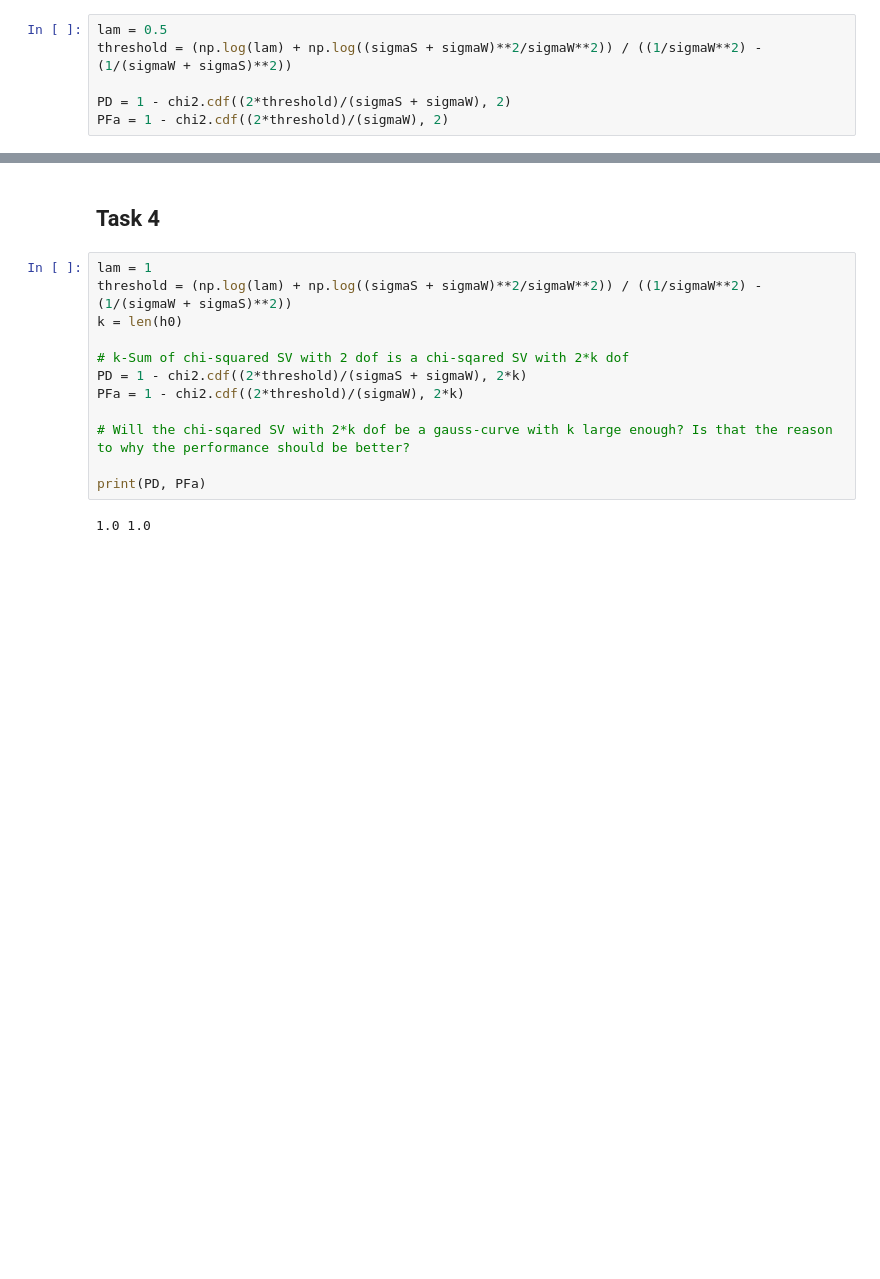
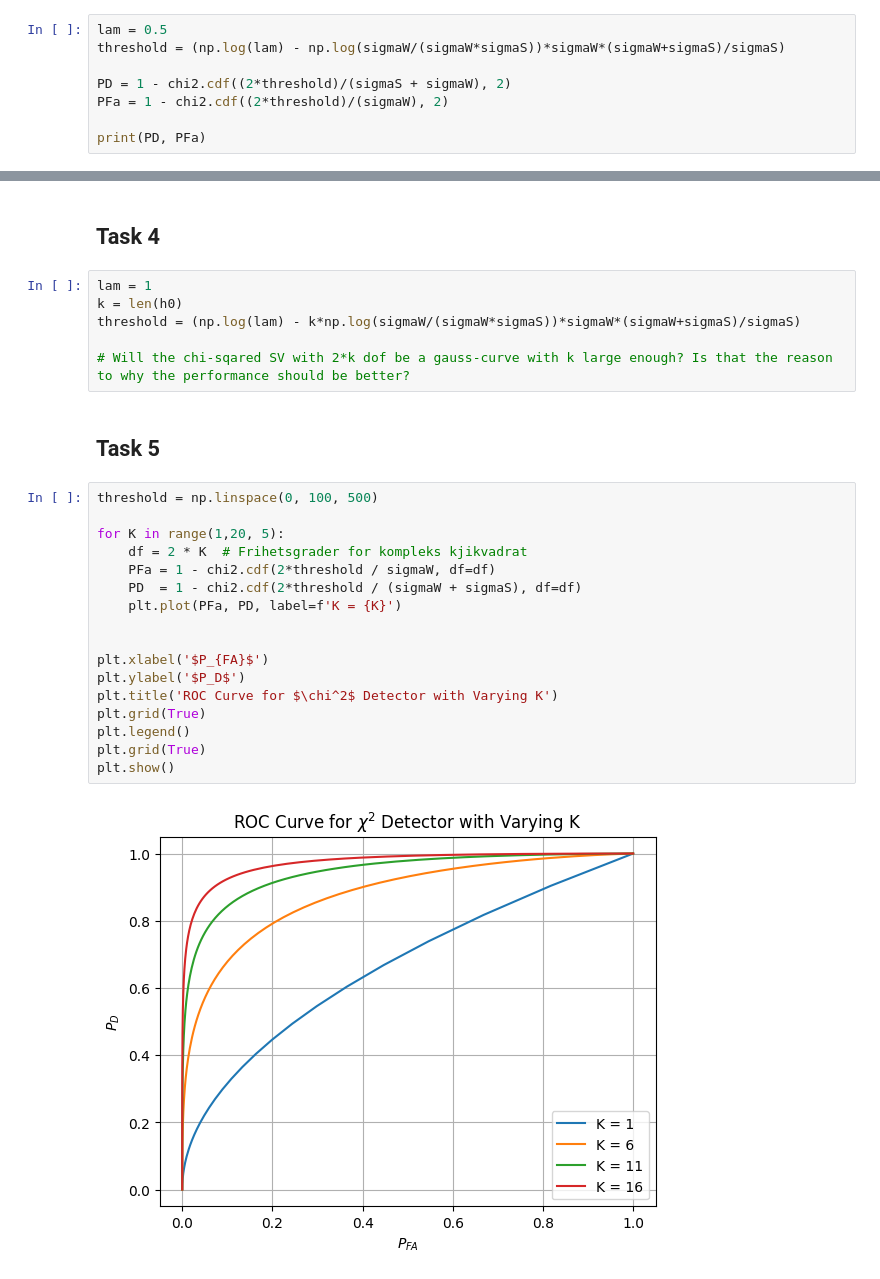
Before and after one commit to jakobaustrheim/TTT4275-Project, a Jupyter notebook: project/tasks.ipynb, the cells around one changed output, grey strips where cells are left out. Saved outputs shown, nothing was run; the diff lists cells and outputs as text; blank space fills up the shorter version.

Commit message:
Task 5 and 6ish

```diff
--- a/project/tasks.ipynb
+++ b/project/tasks.ipynb
@@ -195,7 +194,9 @@ plt.show()
 [figure]
 # %%
 lam = 0.5
-threshold = (np.log(lam) + np.log((sigmaS + sigmaW)**2/sigmaW**2)) / ((1/sigmaW**2) - (1/(sigmaW + sigmaS)**2))
+threshold = (np.log(lam) - np.log(sigmaW/(sigmaW*sigmaS))*sigmaW*(sigmaW+sigmaS)/sigmaS)
 
 PD = 1 - chi2.cdf((2*threshold)/(sigmaS + sigmaW), 2)
 PFa = 1 - chi2.cdf((2*threshold)/(sigmaW), 2)
+
+print(PD, PFa)
@@ -203,15 +206,28 @@ PFa = 1 - chi2.cdf((2*threshold)/(sigmaW), 2)
 ## Task 4
 # %%
 lam = 1
-threshold = (np.log(lam) + np.log((sigmaS + sigmaW)**2/sigmaW**2)) / ((1/sigmaW**2) - (1/(sigmaW + sigmaS)**2))
 k = len(h0)
-
-# k-Sum of chi-squared SV with 2 dof is a chi-sqared SV with 2*k dof
-PD = 1 - chi2.cdf((2*threshold)/(sigmaS + sigmaW), 2*k)
-PFa = 1 - chi2.cdf((2*threshold)/(sigmaW), 2*k)
+threshold = (np.log(lam) - k*np.log(sigmaW/(sigmaW*sigmaS))*sigmaW*(sigmaW+sigmaS)/sigmaS)
 
 # Will the chi-sqared SV with 2*k dof be a gauss-curve with k large enough? Is that the reason to why the performance should be better?
-
-print(PD, PFa)
-# %% [output]
-1.0 1.0
+# %% [markdown]
+## Task 5
+# %%
+threshold = np.linspace(0, 100, 500)
+
+for K in range(1,20, 5):
+    df = 2 * K  # Frihetsgrader for kompleks kjikvadrat
+    PFa = 1 - chi2.cdf(2*threshold / sigmaW, df=df)
+    PD  = 1 - chi2.cdf(2*threshold / (sigmaW + sigmaS), df=df)
+    plt.plot(PFa, PD, label=f'K = {K}')
+
+
+plt.xlabel('$P_{FA}$')
+plt.ylabel('$P_D$')
+plt.title('ROC Curve for $\chi^2$ Detector with Varying K')
+plt.grid(True)
+plt.legend()
+plt.grid(True)
+plt.show()
+# %% [output]
+[figure, added]
```
Also changed, not shown: parts of 4 cells of this notebook.
